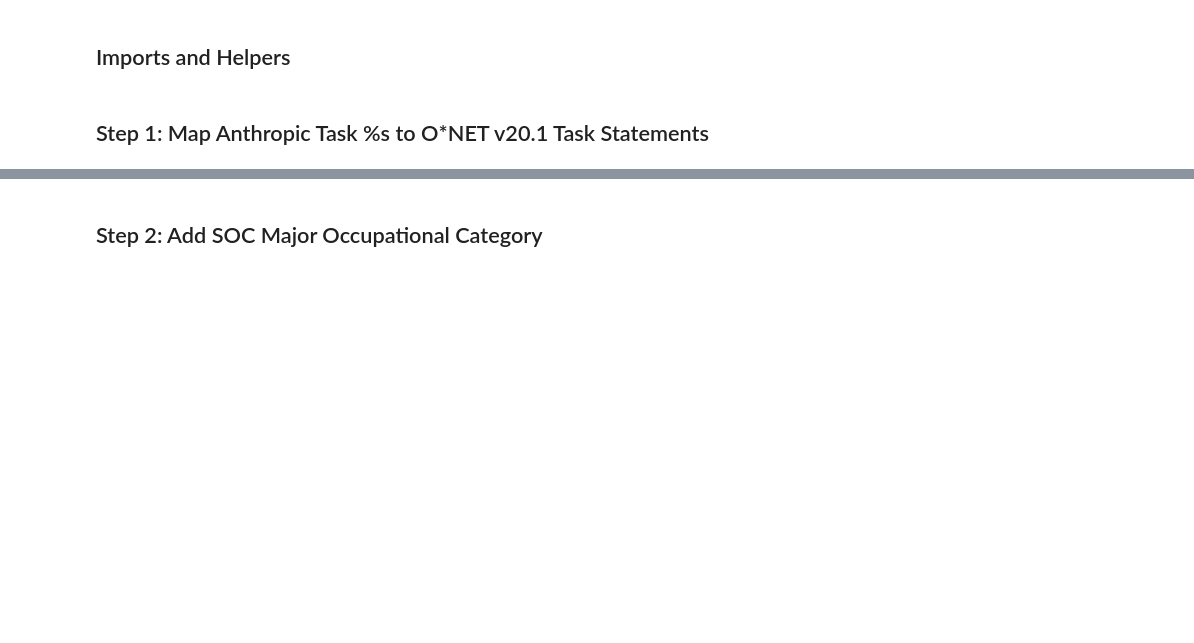
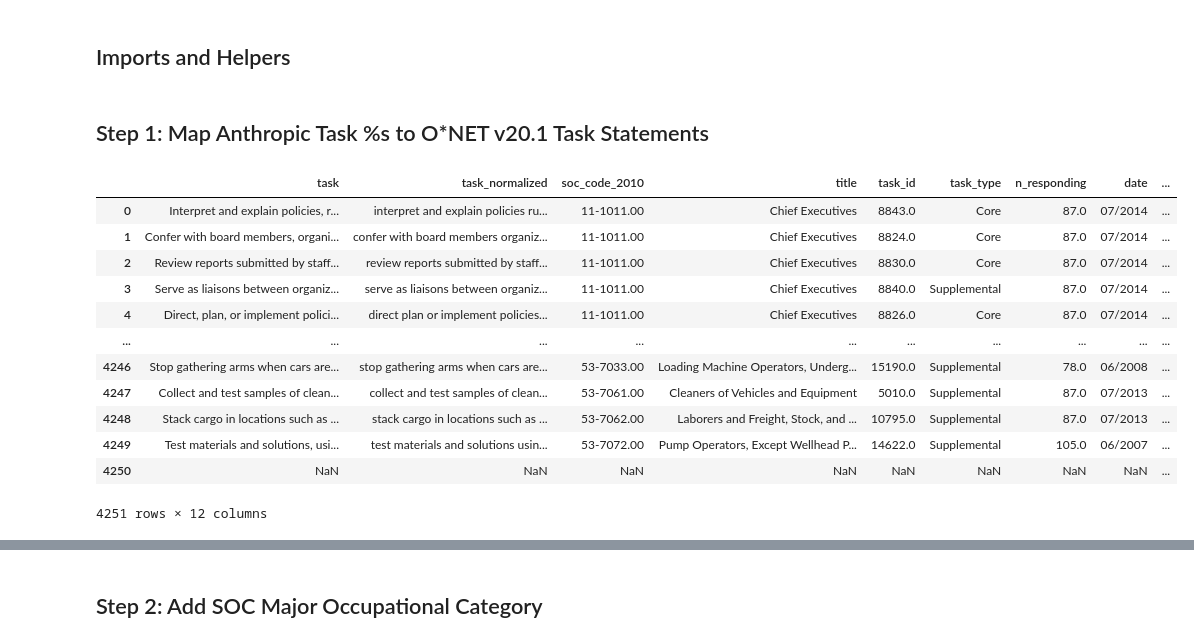
Before and after one commit to theodorewright11/aei_data_analysis, a Jupyter notebook: scripts/data_merge.ipynb, the cells around one changed output, grey strips where cells are left out. Saved outputs shown, nothing was run; the diff lists cells and outputs as text; code cells hidden in the pictures; blank space fills up the shorter version.

```diff
--- a/scripts/data_merge.ipynb
+++ b/scripts/data_merge.ipynb
@@ -73,6 +73,12 @@ def pct_to_onet_tasks(pct_df, task_statements_df) -> pd.DataFrame:
     # Normalize task columns
     pct_df["task_normalized_temp"] = pct_df["task_name"].apply(normalize_text)
     task_statements_df["task_normalized"] = task_statements_df["task"].apply(normalize_text)
+    # task_statements_df["task_normalized"] = task_statements_df["task"].str.lower().str.strip()
+
+    pct_df = pct_df.groupby("task_normalized_temp", as_index=False).agg({
+    "task_name": "first",  # Keep the first task name
+    "pct": "sum"  # Sum the percentages for duplicates
+    })
 
     # Merge dfs
     merged = pct_df.merge(
@@ -103,6 +109,22 @@ def pct_to_onet_tasks(pct_df, task_statements_df) -> pd.DataFrame:
 task_statements_df = pd.read_csv("../extra_data/task_statements_v20.1.csv")
 pct_df = pd.read_csv("../original_data/onet_task_mappings.csv")
 pct_onet_tasks_df = pct_to_onet_tasks(pct_df, task_statements_df)
+# %%
+pct_onet_tasks_df
+# %% [output]
+|  | task | task_normalized | soc_code_2010 | title | task_id | task_type | n_responding | date | ... |
+| 0 | Interpret and explain policies, r... | interpret and explain policies ru... | 11-1011.00 | Chief Executives | 8843.0 | Core | 87.0 | 07/2014 | ... |
+| 1 | Confer with board members, organi... | confer with board members organiz... | 11-1011.00 | Chief Executives | 8824.0 | Core | 87.0 | 07/2014 | ... |
+| 2 | Review reports submitted by staff... | review reports submitted by staff... | 11-1011.00 | Chief Executives | 8830.0 | Core | 87.0 | 07/2014 | ... |
+| 3 | Serve as liaisons between organiz... | serve as liaisons between organiz... | 11-1011.00 | Chief Executives | 8840.0 | Supplemental | 87.0 | 07/2014 | ... |
+| 4 | Direct, plan, or implement polici... | direct plan or implement policies... | 11-1011.00 | Chief Executives | 8826.0 | Core | 87.0 | 07/2014 | ... |
+| ... | ... | ... | ... | ... | ... | ... | ... | ... | ... |
+| 4246 | Stop gathering arms when cars are... | stop gathering arms when cars are... | 53-7033.00 | Loading Machine Operators, Underg... | 15190.0 | Supplemental | 78.0 | 06/2008 | ... |
+| 4247 | Collect and test samples of clean... | collect and test samples of clean... | 53-7061.00 | Cleaners of Vehicles and Equipment | 5010.0 | Supplemental | 87.0 | 07/2013 | ... |
+| 4248 | Stack cargo in locations such as ... | stack cargo in locations such as ... | 53-7062.00 | Laborers and Freight, Stock, and ... | 10795.0 | Supplemental | 87.0 | 07/2013 | ... |
+| 4249 | Test materials and solutions, usi... | test materials and solutions usin... | 53-7072.00 | Pump Operators, Except Wellhead P... | 14622.0 | Supplemental | 105.0 | 06/2007 | ... |
+| 4250 | NaN | NaN | NaN | NaN | NaN | NaN | NaN | NaN | ... |
+4251 rows × 12 columns
 # %%
 # Optional save to csv and show df for inspection
 
```
Also changed, not shown: parts of 9 cells of this notebook.
